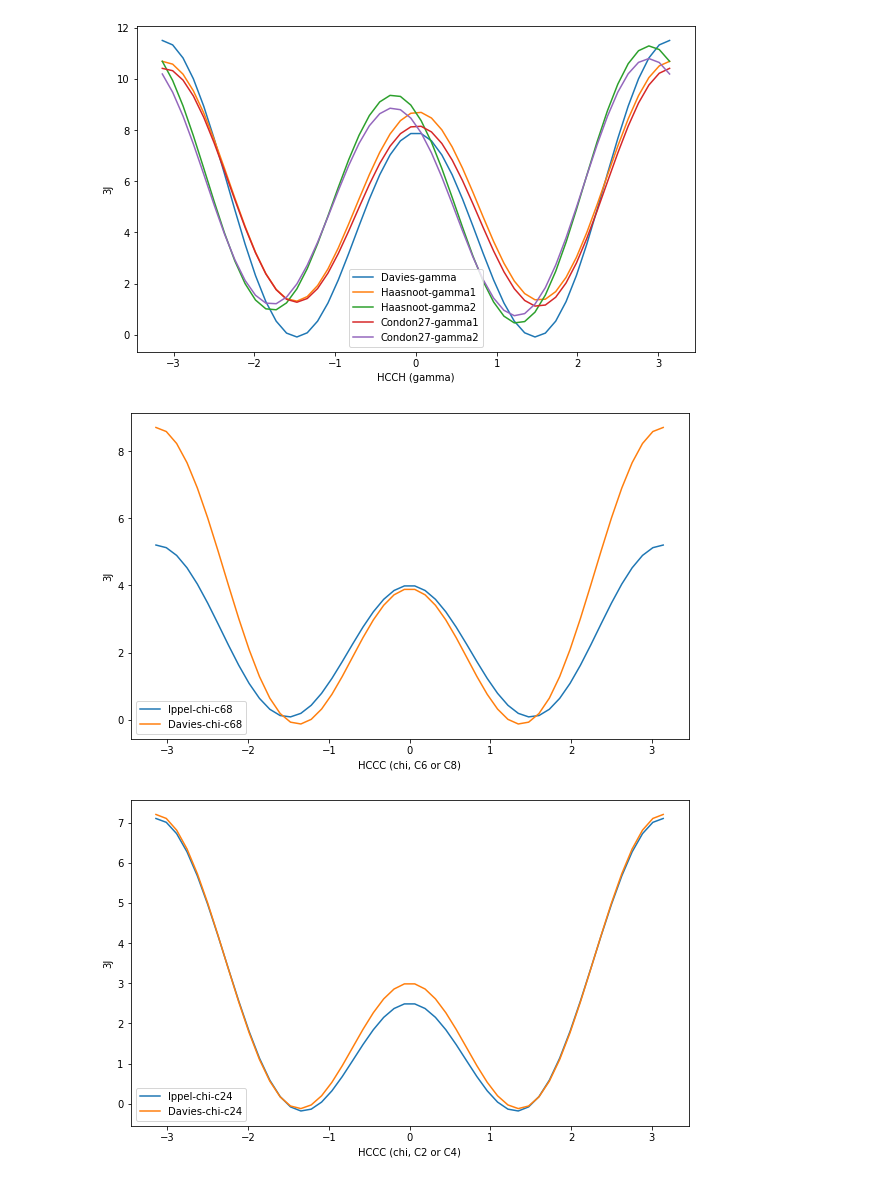
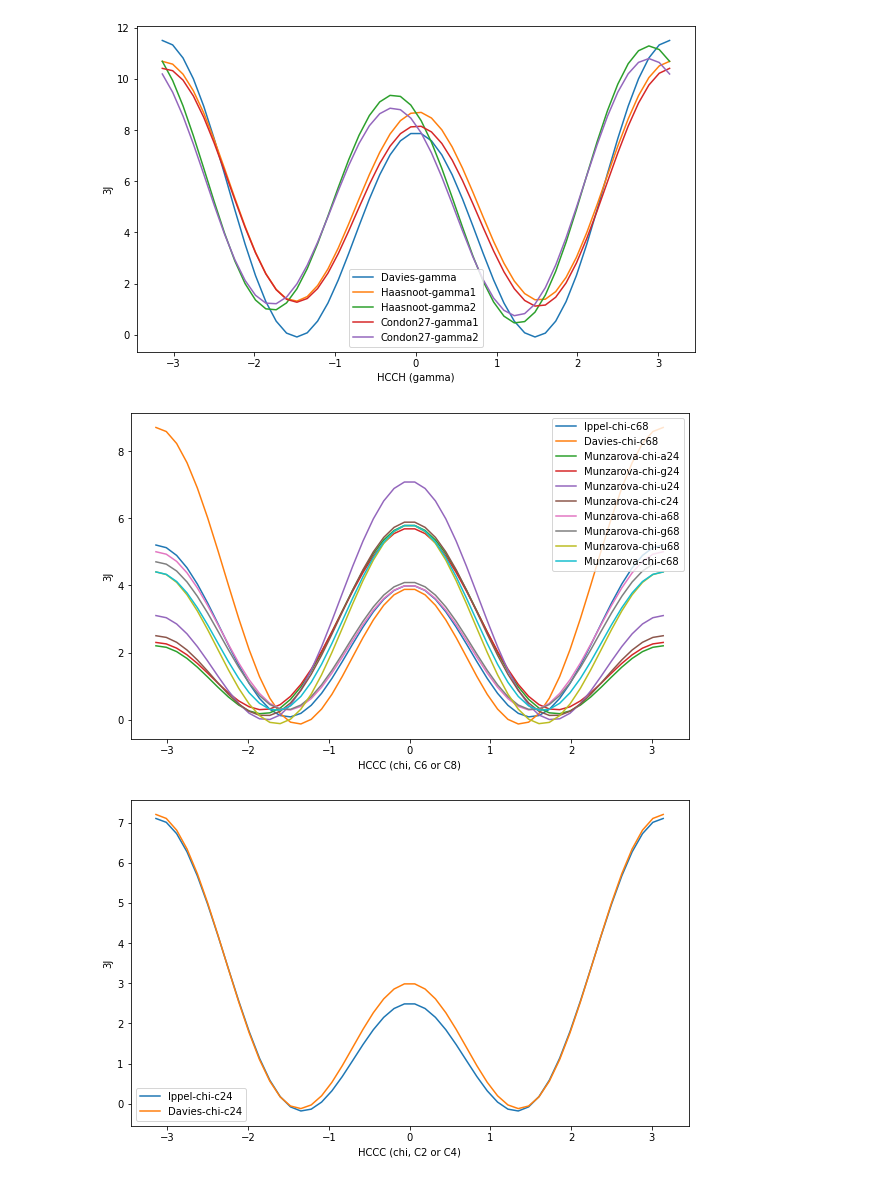
Before and after one commit to bussilab/karplus-equations, a Jupyter notebook: Karplus-Equations.ipynb, the cells around one changed output. Cells and saved outputs as stored; diff of their text form; code cells hidden in the pictures.

```diff
--- a/Karplus-Equations.ipynb
+++ b/Karplus-Equations.ipynb
@@ -314,17 +352,25 @@ def karplus_chi(x,par):
 # %%
 plt.figure(figsize=(10,6))
 for l in [
     "Ippel-chi-c68",
     "Davies-chi-c68",
+    "Munzarova-chi-a24",
+    "Munzarova-chi-g24",
+    "Munzarova-chi-u24",
+    "Munzarova-chi-c24",
+    "Munzarova-chi-a68",
+    "Munzarova-chi-g68",
+    "Munzarova-chi-u68",
+    "Munzarova-chi-c68"
 ]:
     x=np.linspace(-np.pi,np.pi)
     plt.plot(x,karplus_chi(x,par=l),label=l)
 plt.legend()
 plt.xlabel("HCCC (chi, C6 or C8)")
 plt.ylabel("3J")
 plt.show()
 # %% [output]
-[figure, old version]
+[figure, new version]
 # %%
 plt.figure(figsize=(10,6))
 for l in [
```
Also changed, not shown: parts of 3 cells of this notebook.
